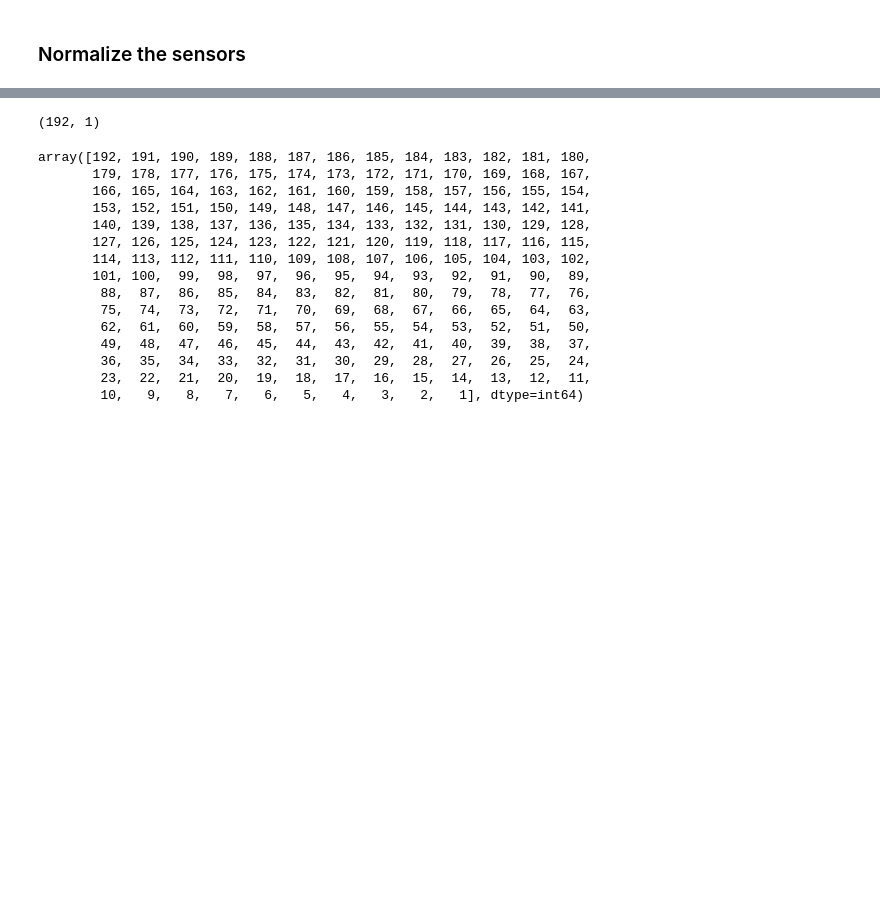
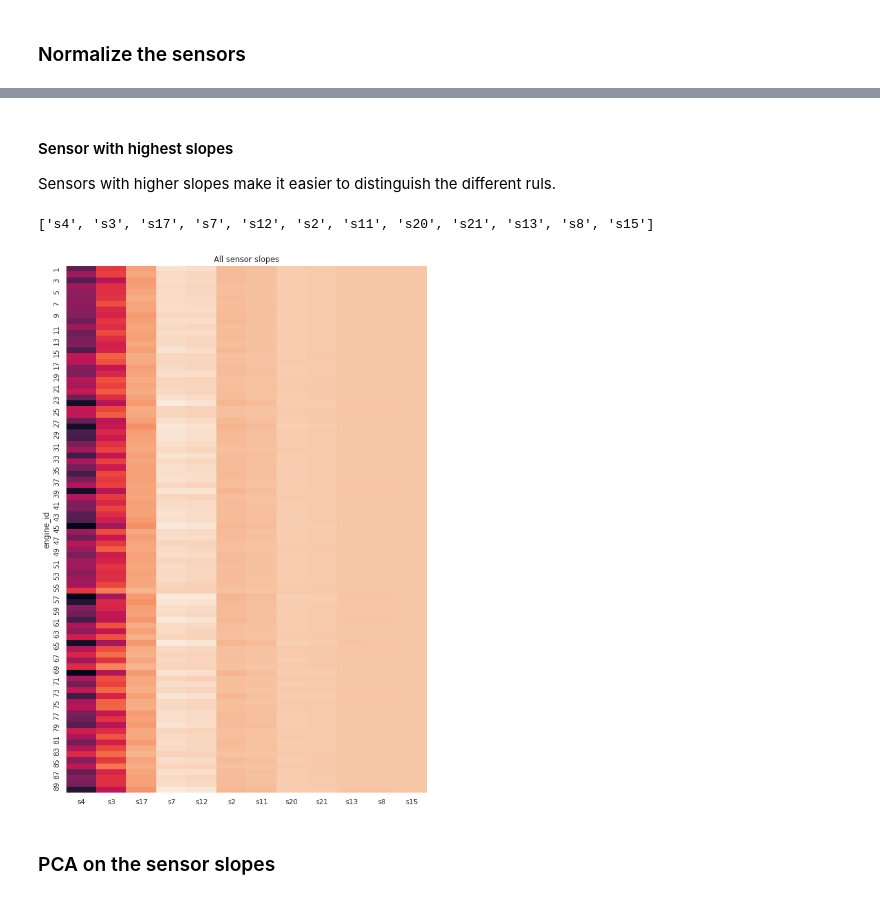
Before and after one commit to Wolfpack-Inc/ba-a3, a Jupyter notebook: prediction/health-indicator.ipynb, the cells around one changed output, grey strips where cells are left out. Cells and saved outputs as stored; diff of their text form; code cells hidden in the pictures; blank space fills up the shorter version.

```diff
--- a/prediction/health-indicator.ipynb
+++ b/prediction/health-indicator.ipynb
@@ -107,0 +229,3 @@ df_train_norm.head()
+# %%
+X, y = get_training_data(df_train_norm, 1, sensor_cols)
+slopes_of_engine(X, y)
@@ -107,0 +238,23 @@ df_train_norm.head()
+# %%
+def slopes_all_engine(dataframe, sensor_cols):
+    """
+    Get the sensor slopes of all engines
+    """
+    engine_slopes = {}
+
+    for engine_id in dataframe.index.unique():
+        X, y = get_training_data(df_train, engine_id, sensor_cols)
+        slopes = slopes_of_engine(X, y)
+
+        engine_slopes[engine_id] = slopes
+
+    return engine_slopes
+
+engine_slopes = slopes_all_engine(df_train, sensor_cols)
+# %%
+df_engine_slopes = pd.DataFrame(engine_slopes).T
+
+df_engine_slopes.columns = sensor_cols
+df_engine_slopes.index.name = 'engine_id'
+
+df_engine_slopes.head()
@@ -108 +269,17 @@ df_train_norm.head()
+# %% [markdown]
+#### Sensor with highest slopes
+Sensors with higher slopes make it easier to distinguish the different ruls.
+# %%
+high_trend_sensors = df_engine_slopes.mean(axis=0).abs().sort_values(ascending=False).index.tolist()
+high_trend_sensors
+# %% [output]
+['s4', 's3', 's17', 's7', 's12', 's2', 's11', 's20', 's21', 's13', 's8', 's15']
+# %%
+plt.figure(figsize=(10, 15))
+sns.heatmap(df_engine_slopes[high_trend_sensors], cbar=False)
+plt.title('All sensor slopes');
+# %% [output]
+[figure, added]
+# %% [markdown]
+### PCA on the sensor slopes
 # %%
@@ -112,31 +286,0 @@ lin_model = LinearRegression()
-# %%
-engine_num = 1
-
-x = df_train_norm.loc[engine_num, 'rul'].values
-
-row_name=df_train_norm.loc[engine_num].iloc[-1].name
-row_sl=df_train_norm.index.get_loc(row_name) # row slice to get numpy index
-y=df_train_norm[row_sl]
-x.reshape(-1, 1).shape
-# lin_model.fit(x.reshape(-1, 1),y)
-# lin_model.score(x.reshape(-1, 1),y)
-# %% [output]
-(192, 1)
-# %%
-x
-# %% [output]
-array([192, 191, 190, 189, 188, 187, 186, 185, 184, 183, 182, 181, 180,
-       179, 178, 177, 176, 175, 174, 173, 172, 171, 170, 169, 168, 167,
-       166, 165, 164, 163, 162, 161, 160, 159, 158, 157, 156, 155, 154,
-       153, 152, 151, 150, 149, 148, 147, 146, 145, 144, 143, 142, 141,
-       140, 139, 138, 137, 136, 135, 134, 133, 132, 131, 130, 129, 128,
-       127, 126, 125, 124, 123, 122, 121, 120, 119, 118, 117, 116, 115,
-       114, 113, 112, 111, 110, 109, 108, 107, 106, 105, 104, 103, 102,
-       101, 100,  99,  98,  97,  96,  95,  94,  93,  92,  91,  90,  89,
-        88,  87,  86,  85,  84,  83,  82,  81,  80,  79,  78,  77,  76,
-        75,  74,  73,  72,  71,  70,  69,  68,  67,  66,  65,  64,  63,
-        62,  61,  60,  59,  58,  57,  56,  55,  54,  53,  52,  51,  50,
-        49,  48,  47,  46,  45,  44,  43,  42,  41,  40,  39,  38,  37,
-        36,  35,  34,  33,  32,  31,  30,  29,  28,  27,  26,  25,  24,
-        23,  22,  21,  20,  19,  18,  17,  16,  15,  14,  13,  12,  11,
-        10,   9,   8,   7,   6,   5,   4,   3,   2,   1], dtype=int64)
```
Also changed, not shown: parts of 58 cells of this notebook.
